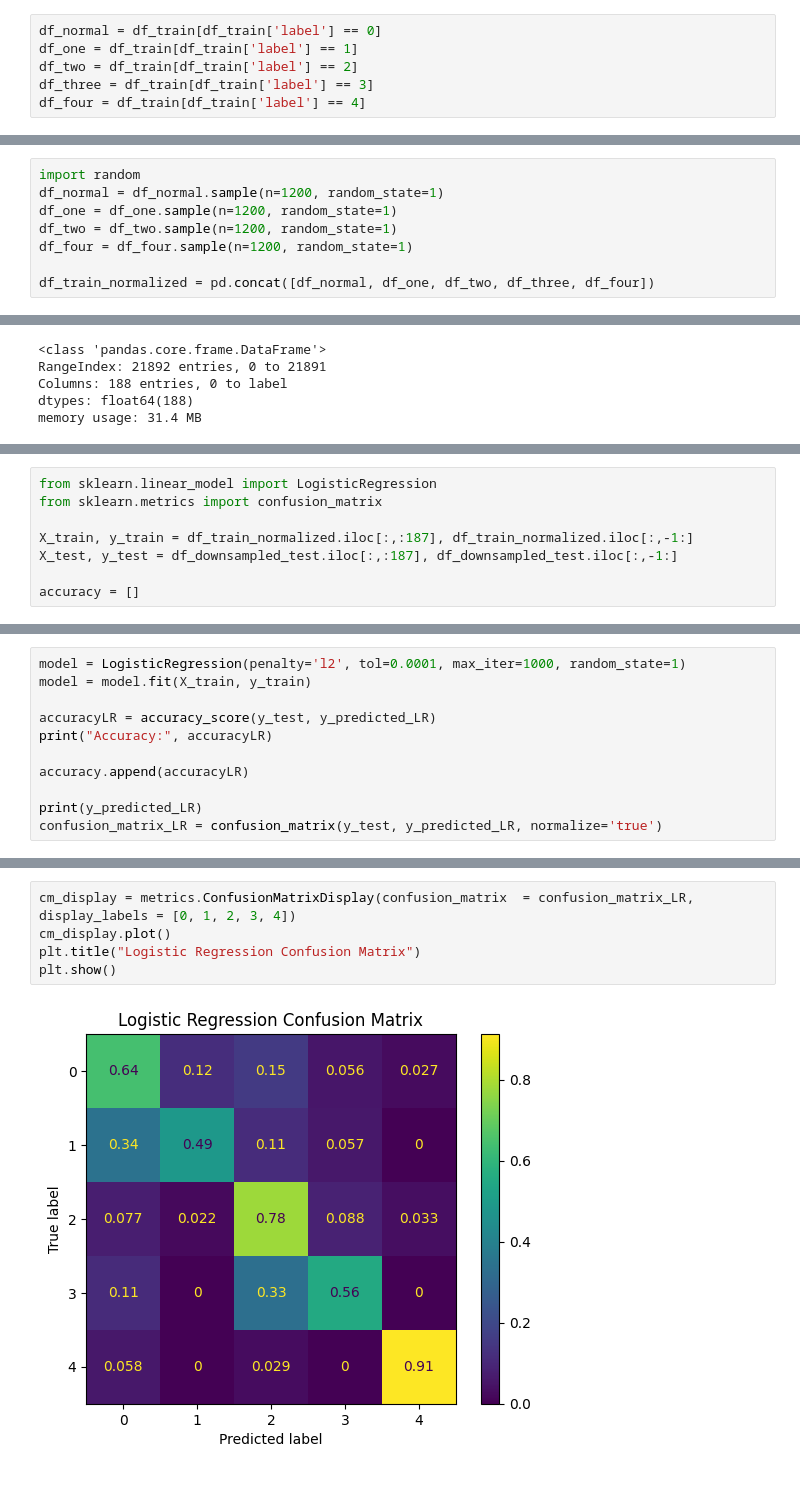
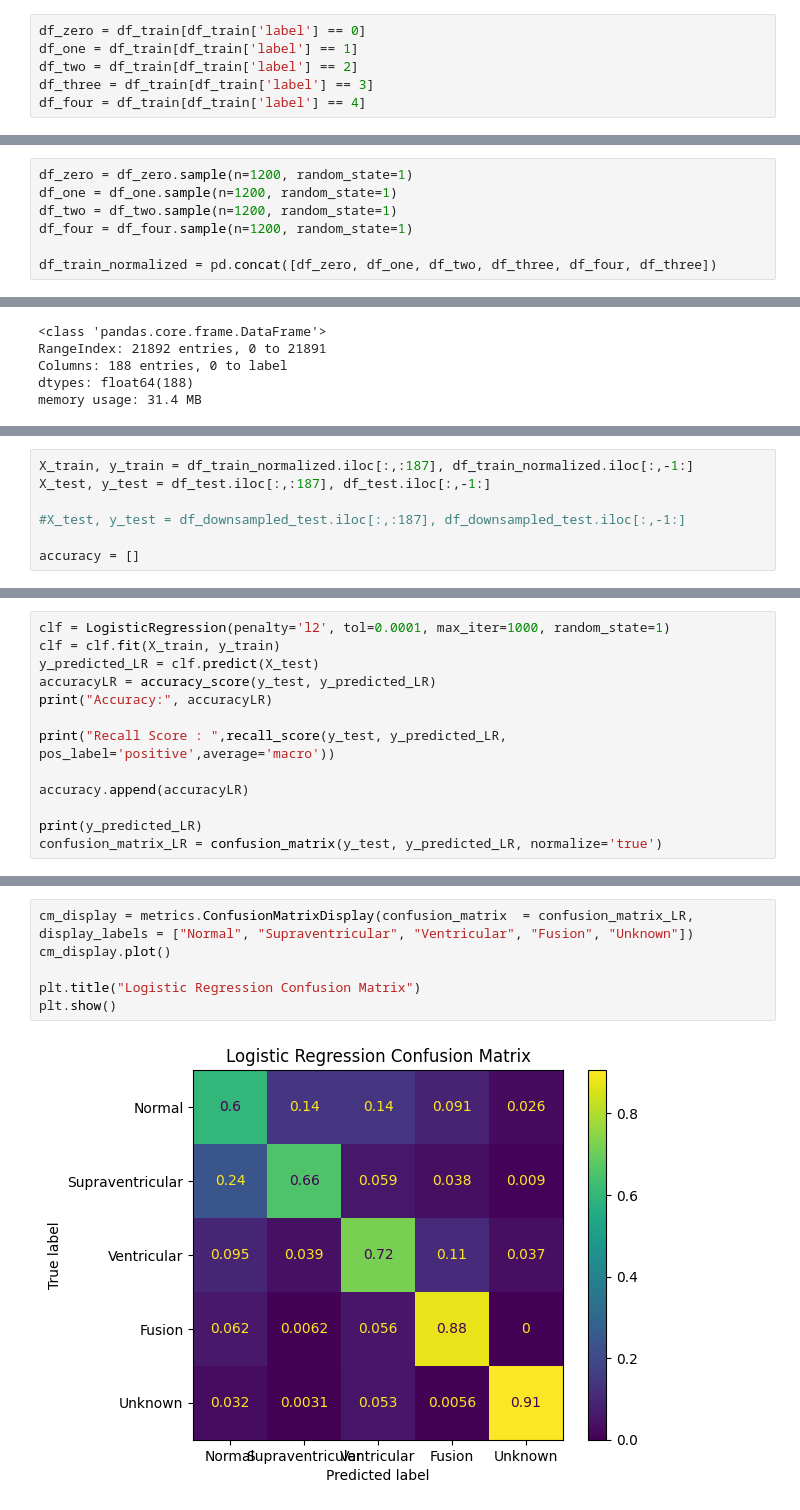
Before and after one commit to Dhawal-Modi/DSC_2024_Space_Jam, a Jupyter notebook: Task2.ipynb, the cells around one changed output, grey strips where cells are left out. Saved outputs shown, nothing was run; the diff lists cells and outputs as text.

Commit message:
Fixing Datasets and models + Added graphs

```diff
--- a/Task2.ipynb
+++ b/Task2.ipynb
@@ -59,5 +64,5 @@ plt.show()
 # %%
-df_normal = df_train[df_train['label'] == 0]
+df_zero = df_train[df_train['label'] == 0]
 df_one = df_train[df_train['label'] == 1]
 df_two = df_train[df_train['label'] == 2]
 df_three = df_train[df_train['label'] == 3]
@@ -65,10 +104,9 @@ df_four = df_train[df_train['label'] == 4]
 # %%
-import random
-df_normal = df_normal.sample(n=1200, random_state=1)
+df_zero = df_zero.sample(n=1200, random_state=1)
 df_one = df_one.sample(n=1200, random_state=1)
 df_two = df_two.sample(n=1200, random_state=1)
 df_four = df_four.sample(n=1200, random_state=1)
 
-df_train_normalized = pd.concat([df_normal, df_one, df_two, df_three, df_four])
+df_train_normalized = pd.concat([df_zero, df_one, df_two, df_three, df_four, df_three])
 # %%
 df_train_normalized.info()
@@ -91,8 +155,7 @@ df_downsampled_test = df_test.sample(n=1360, random_state=1)
 # %%
-from sklearn.linear_model import LogisticRegression
-from sklearn.metrics import confusion_matrix
+X_train, y_train = df_train_normalized.iloc[:,:187], df_train_normalized.iloc[:,-1:]
+X_test, y_test = df_test.iloc[:,:187], df_test.iloc[:,-1:]
 
-X_train, y_train = df_train_normalized.iloc[:,:187], df_train_normalized.iloc[:,-1:]
-X_test, y_test = df_downsampled_test.iloc[:,:187], df_downsampled_test.iloc[:,-1:]
+#X_test, y_test = df_downsampled_test.iloc[:,:187], df_downsampled_test.iloc[:,-1:]
 
 accuracy = []
@@ -99,9 +164,11 @@ accuracy = []
 # %%
-model = LogisticRegression(penalty='l2', tol=0.0001, max_iter=1000, random_state=1)
-model = model.fit(X_train, y_train)
-
+clf = LogisticRegression(penalty='l2', tol=0.0001, max_iter=1000, random_state=1)
+clf = clf.fit(X_train, y_train)
+y_predicted_LR = clf.predict(X_test)
 accuracyLR = accuracy_score(y_test, y_predicted_LR)
 print("Accuracy:", accuracyLR)
+
+print("Recall Score : ",recall_score(y_test, y_predicted_LR, pos_label='positive',average='macro'))
 
 accuracy.append(accuracyLR)
 
@@ -113,7 +181,8 @@ Accuracy: 0.6691176470588235
 # %%
-cm_display = metrics.ConfusionMatrixDisplay(confusion_matrix  = confusion_matrix_LR, display_labels = [0, 1, 2, 3, 4])
+cm_display = metrics.ConfusionMatrixDisplay(confusion_matrix  = confusion_matrix_LR, display_labels = ["Normal", "Supraventricular", "Ventricular", "Fusion", "Unknown"])
 cm_display.plot()
+
 plt.title("Logistic Regression Confusion Matrix")
 plt.show()
 # %% [output]
-[figure, old version]
+[figure, new version]
```
Also changed, not shown: parts of 31 cells of this notebook.
